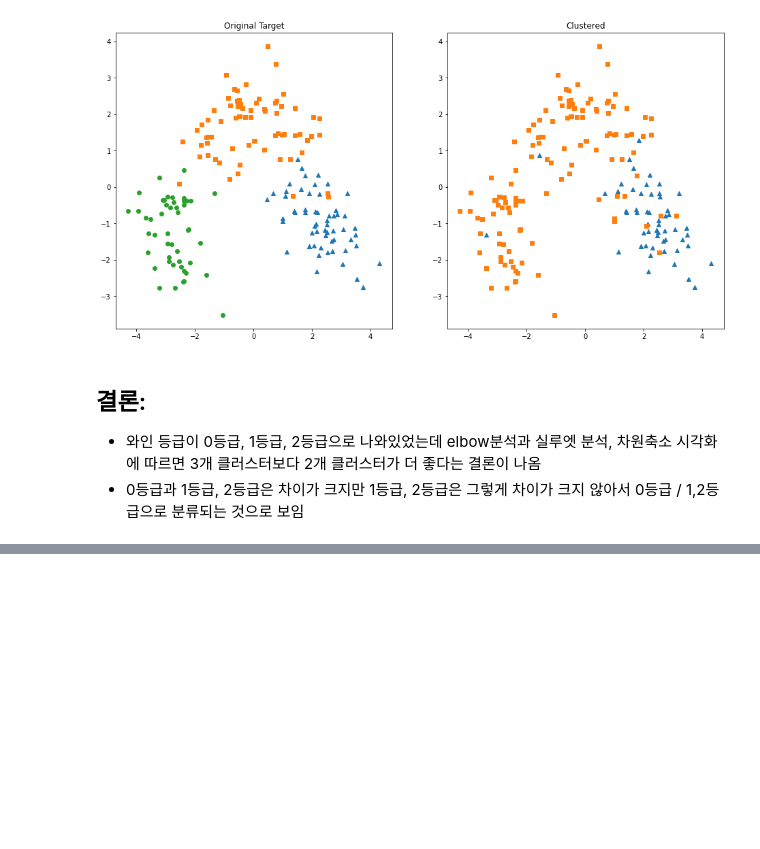
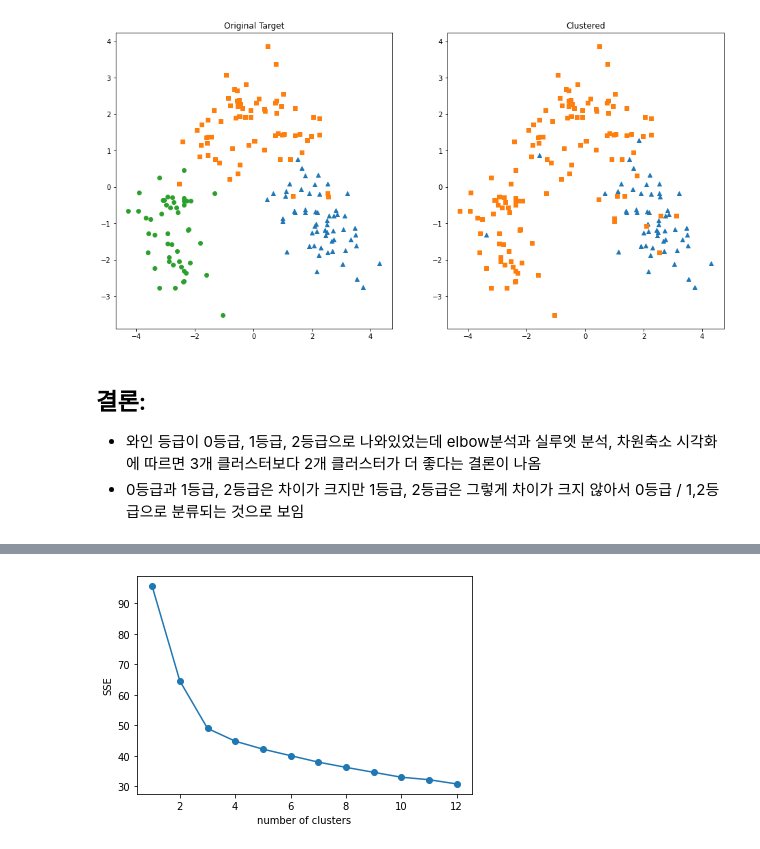
Before and after one commit to beegramin9/MachineLearning, a Jupyter notebook: 6_군집화/3_와인군집화.ipynb, the cells around one changed output, grey strips where cells are left out. Saved outputs shown, nothing was run; the diff lists cells and outputs as text; code cells hidden in the pictures; blank space fills up the shorter version.

```diff
--- a/6_군집화/3_와인군집화.ipynb
+++ b/6_군집화/3_와인군집화.ipynb
@@ -191,0 +196,6 @@ plt.show()
+# %%
+from sklearn.preprocessing import MinMaxScaler
+scaler = MinMaxScaler()
+wine_scaled = scaler.fit_transform(wine.data)
+wine_scaled_data = pd.DataFrame(data = wine_scaled, columns = wine.feature_names)
+wine_scaled_data.head()
@@ -191,0 +209,5 @@ plt.show()
+# %%
+# 정규화를 하면 elbow가 cluster = 3에서 발생
+elbow(wine_scaled_data)
+# %% [output]
+[figure, added]
```
Also changed, not shown: parts of 7 cells of this notebook, 1 other file.
